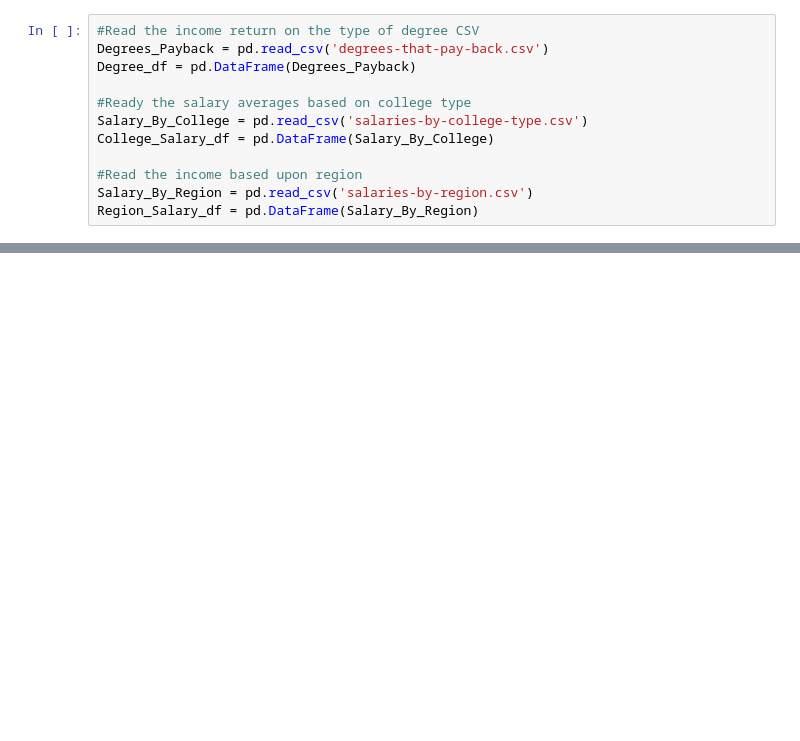
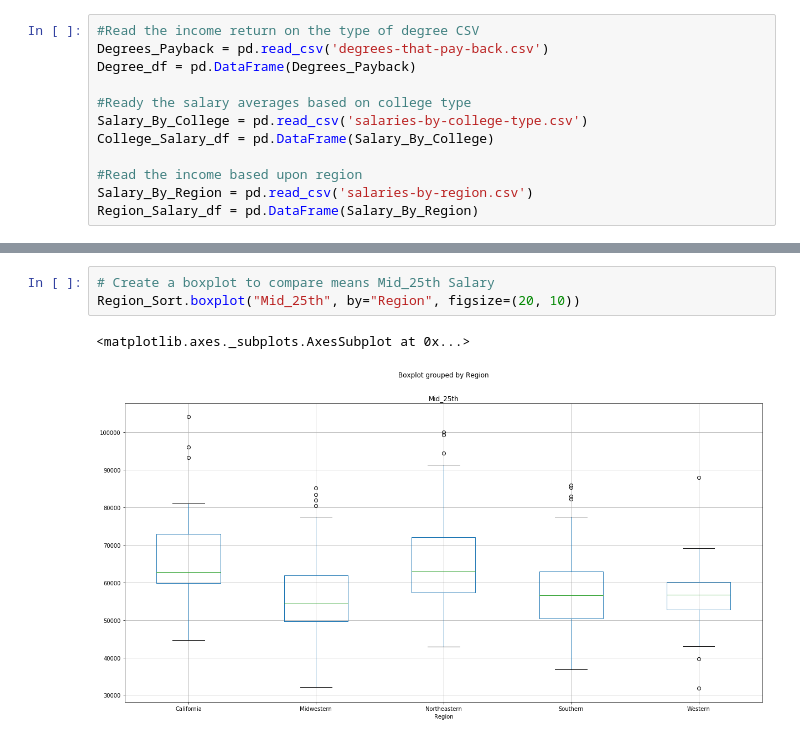
Before and after one commit to khosenag03/RICHdataGroupProject, a Jupyter notebook: College_vs_Salary.ipynb, the cells around one changed output, grey strips where cells are left out. Saved outputs shown, nothing was run; the diff lists cells and outputs as text; blank space fills up the shorter version.

```diff
--- a/College_vs_Salary.ipynb
+++ b/College_vs_Salary.ipynb
@@ -80,0 +87,6 @@ Region_Sort.head()
+# %%
+# Create a boxplot to compare means Mid_25th Salary
+Region_Sort.boxplot("Mid_25th", by="Region", figsize=(20, 10))
+# %% [output]
+<matplotlib.axes._subplots.AxesSubplot at 0x...>
+[figure, added]
```
Also changed, not shown: parts of 21 cells of this notebook.
